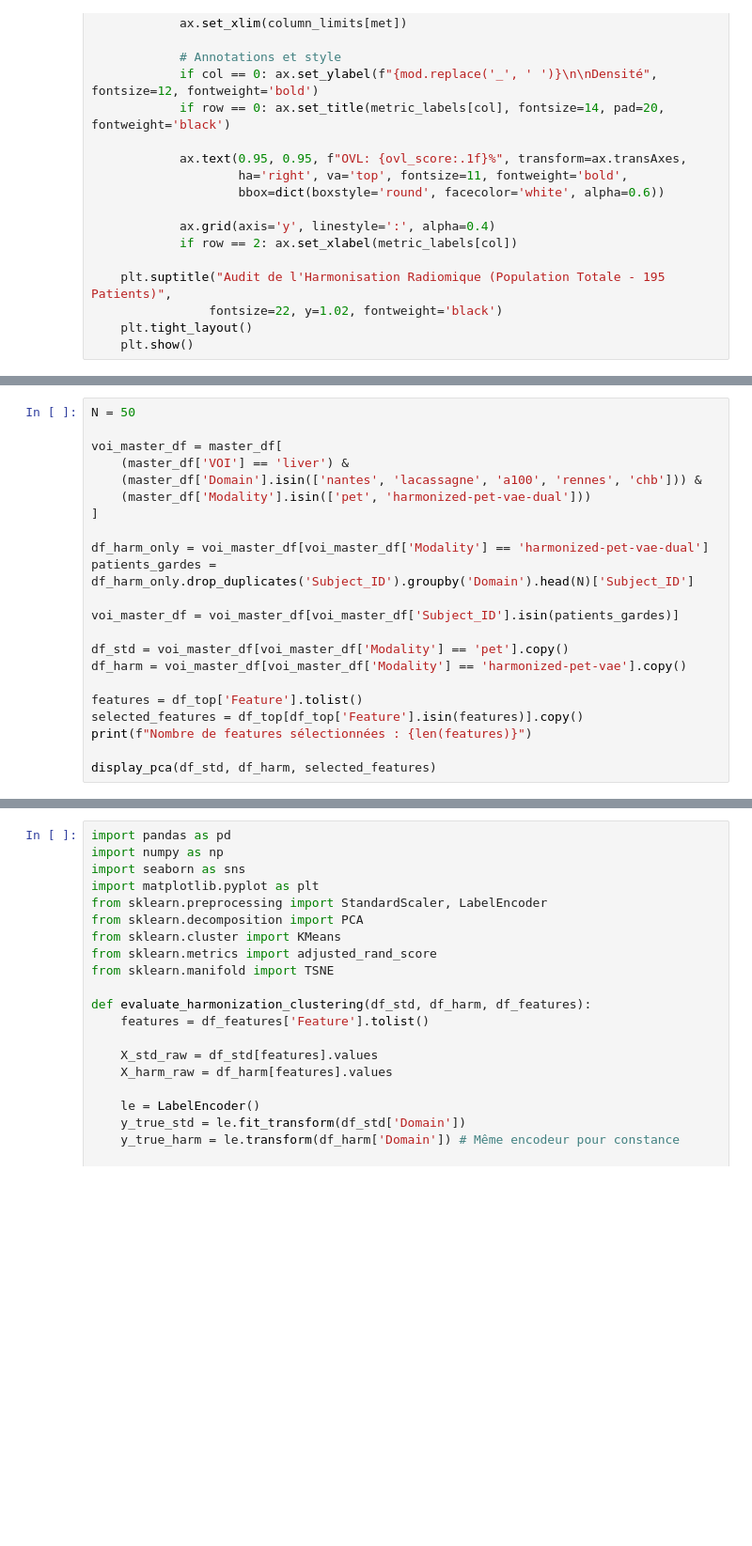
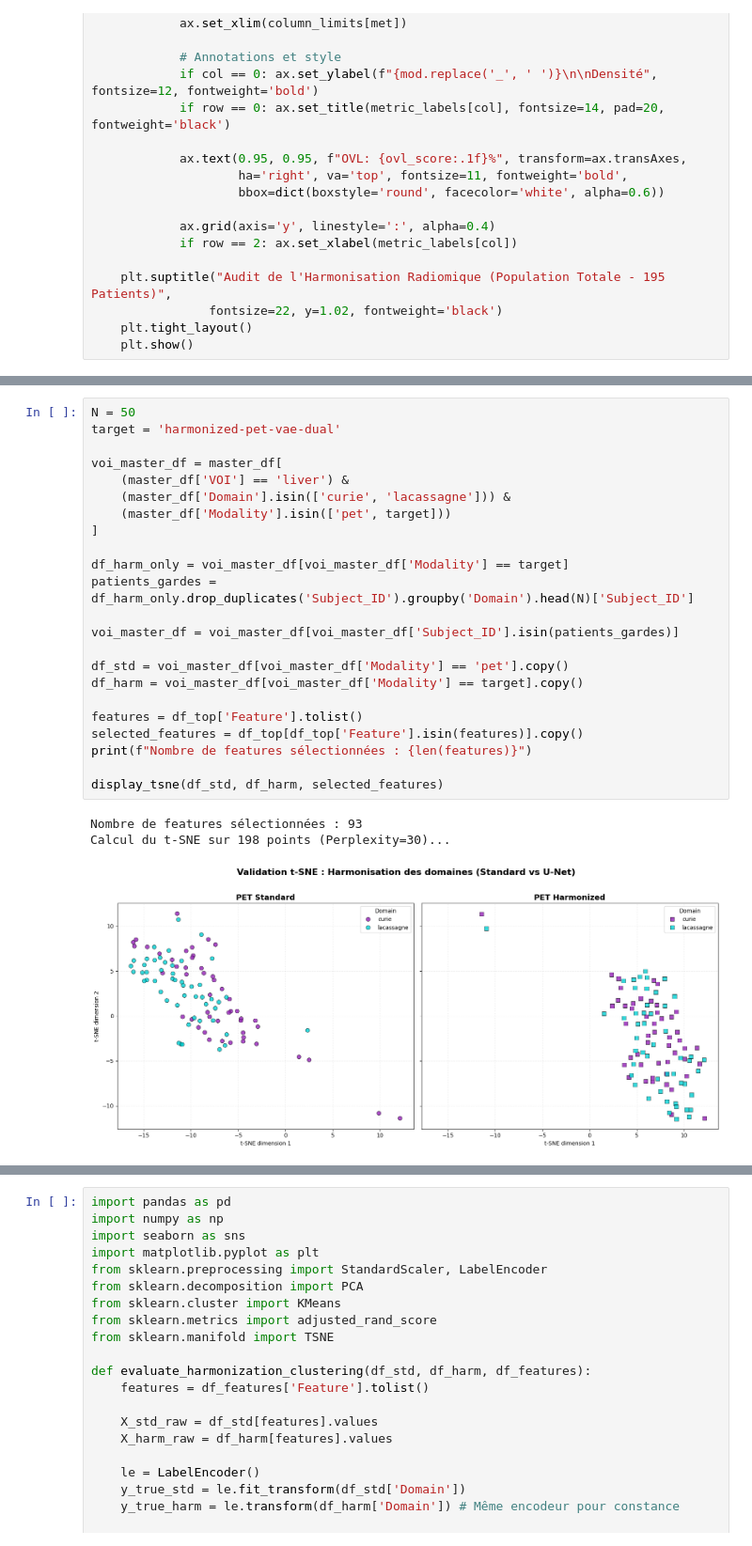
Before and after one commit to Arksyd96/federated-pet-harmonization, a Jupyter notebook: notebooks/evaluate_harmonization_radiomics.ipynb, the cells around one changed output, grey strips where cells are left out. Shown at 94% size. Drawn from its saved outputs; the diff is of its cells as text; blank space fills up the shorter version.

```diff
--- a/notebooks/evaluate_harmonization_radiomics.ipynb
+++ b/notebooks/evaluate_harmonization_radiomics.ipynb
@@ -576,22 +610,27 @@ Nombre de features sélectionnées : 93
 # %%
 N = 50
+target = 'harmonized-pet-vae-dual'
 
 voi_master_df = master_df[
     (master_df['VOI'] == 'liver') &
-    (master_df['Domain'].isin(['nantes', 'lacassagne', 'a100', 'rennes', 'chb'])) &
-    (master_df['Modality'].isin(['pet', 'harmonized-pet-vae-dual']))
+    (master_df['Domain'].isin(['curie', 'lacassagne'])) &
+    (master_df['Modality'].isin(['pet', target]))
 ]
 
-df_harm_only = voi_master_df[voi_master_df['Modality'] == 'harmonized-pet-vae-dual']
+df_harm_only = voi_master_df[voi_master_df['Modality'] == target]
 patients_gardes = df_harm_only.drop_duplicates('Subject_ID').groupby('Domain').head(N)['Subject_ID']
 
 voi_master_df = voi_master_df[voi_master_df['Subject_ID'].isin(patients_gardes)]
 
 df_std = voi_master_df[voi_master_df['Modality'] == 'pet'].copy()
-df_harm = voi_master_df[voi_master_df['Modality'] == 'harmonized-pet-vae'].copy()
+df_harm = voi_master_df[voi_master_df['Modality'] == target].copy()
 
 features = df_top['Feature'].tolist()
 selected_features = df_top[df_top['Feature'].isin(features)].copy()
 print(f"Nombre de features sélectionnées : {len(features)}")
 
-display_pca(df_std, df_harm, selected_features)
+display_tsne(df_std, df_harm, selected_features)
+# %% [output]
+Nombre de features sélectionnées : 93
+Calcul du t-SNE sur 198 points (Perplexity=30)...
+[figure, added]
```
Also changed, not shown: parts of 15 cells of this notebook, 3 other files.
